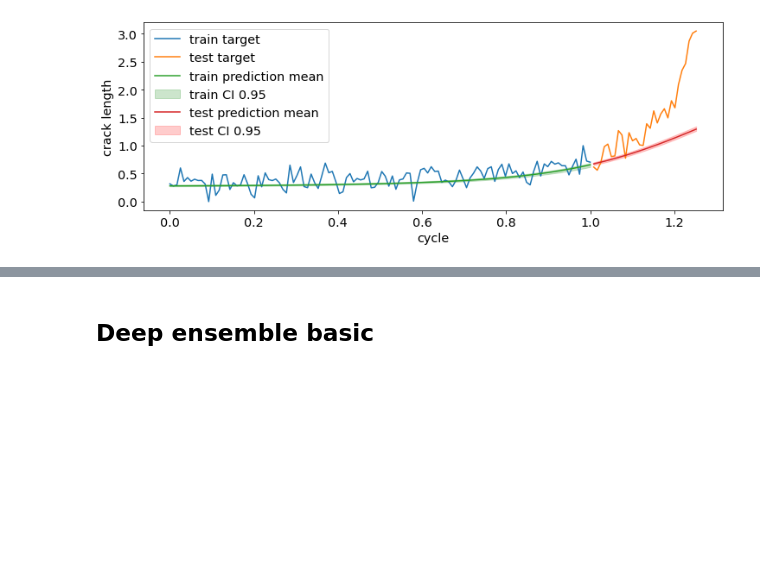
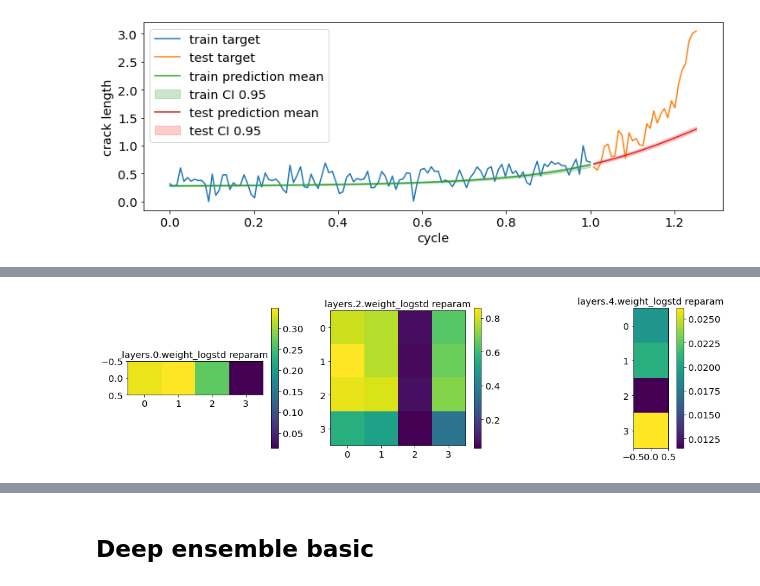
Before and after one commit to phanav/probabilistic-physics-satie, a Jupyter notebook: src/physics-inform-v2.ipynb, the cells around one changed output, grey strips where cells are left out. Saved outputs shown, nothing was run; the diff lists cells and outputs as text; code cells hidden in the pictures; blank space fills up the shorter version.

```diff
--- a/src/physics-inform-v2.ipynb
+++ b/src/physics-inform-v2.ipynb
@@ -2513,0 +2675,4 @@ Line #      Hits         Time  Per Hit   % Time  Line Contents
+# %%
+fig = plot_model_parameter(loaded_model, "weight_logstd")
+# %% [output]
+[figure, added]
```
Also changed, not shown: parts of 29 cells of this notebook.
